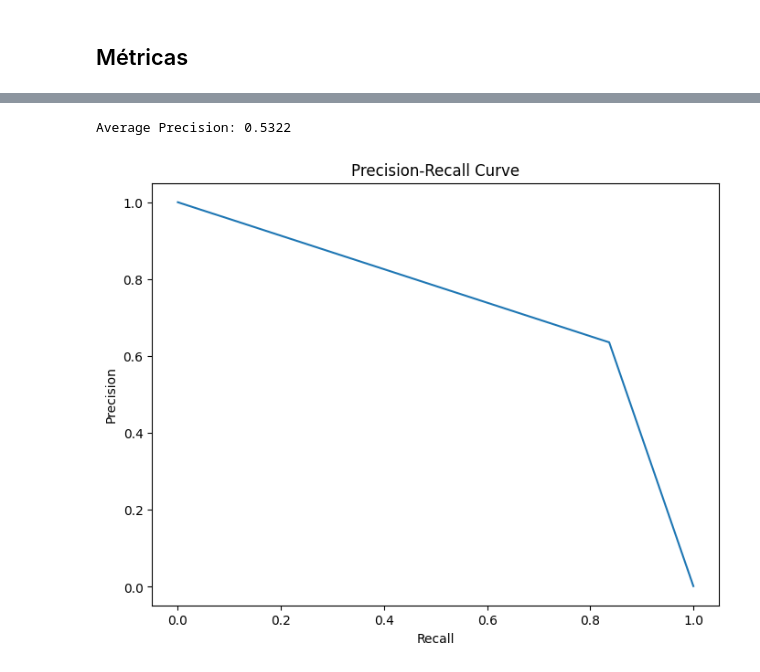
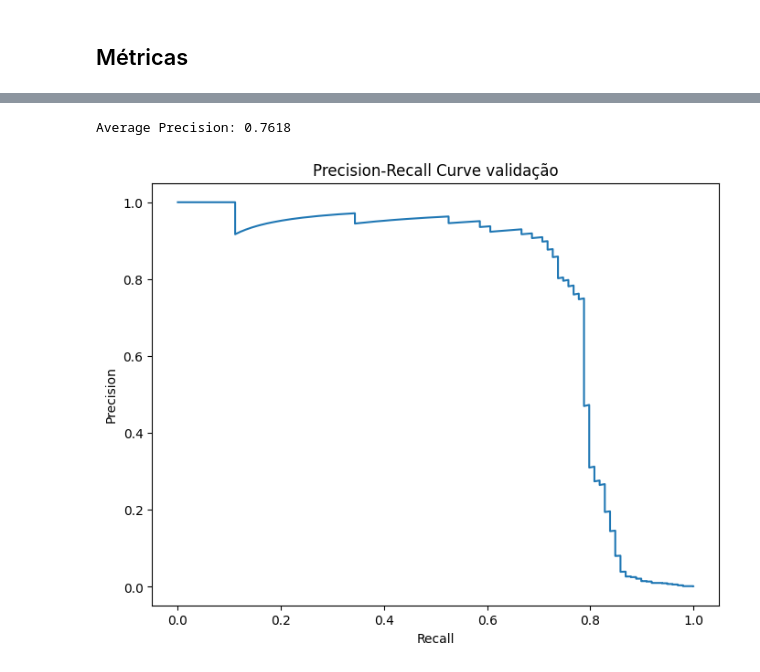
Before and after one commit to lucasgabwinter/credit-fraud-lgbm, a Jupyter notebook: notebooks/caderno.ipynb, the cells around one changed output, grey strips where cells are left out. Drawn from its saved outputs; the diff is of its cells as text; code cells hidden in the pictures.

```diff
--- a/notebooks/caderno.ipynb
+++ b/notebooks/caderno.ipynb
@@ -162,6 +179,7 @@ scale_pos_weight
 # %% [output]
 np.float64(578.264406779661)
 # %%
+# Parâmetros do modelo
 params = {
     #"scale_pos_weight": 550, não melhorou!
     "objective": "binary",
@@ -175,5 +193,8 @@ params = {
     "bagging_fraction": 0.8,
     "bagging_freq": 1,
     "feature_fraction": 0.8,
+    "seed": 42,
+    "feature_fraction_seed": 42,
+    "bagging_seed": 42,
 }
 # %%
@@ -232,19 +254,19 @@ plt.show()
 # %%
+# Curva Precision-Recall considerando a base de vaidação
 from sklearn.metrics import precision_recall_curve, average_precision_score
 
-precision, recall, thresholds = precision_recall_curve(y_test, y_pred)
-ap = average_precision_score(y_test, y_pred)
+precision, recall, thresholds = precision_recall_curve(y_val, y_val_proba)
+ap = average_precision_score(y_val, y_val_proba)
 print(f"Average Precision: {ap:.4f}")
 
 fig, ax = plt.subplots(figsize=(8,6))
-
 ax.plot(recall, precision)
 ax.set_xlabel('Recall')
 ax.set_ylabel('Precision')
-ax.set_title('Precision-Recall Curve')
+ax.set_title('Precision-Recall Curve validação')
 
 plt.show()
 # %% [output]
-Average Precision: 0.5322
+Average Precision: 0.7618
-[figure, old version]
+[figure, new version]
 # %%
```
Also changed, not shown: parts of 13 cells of this notebook.
